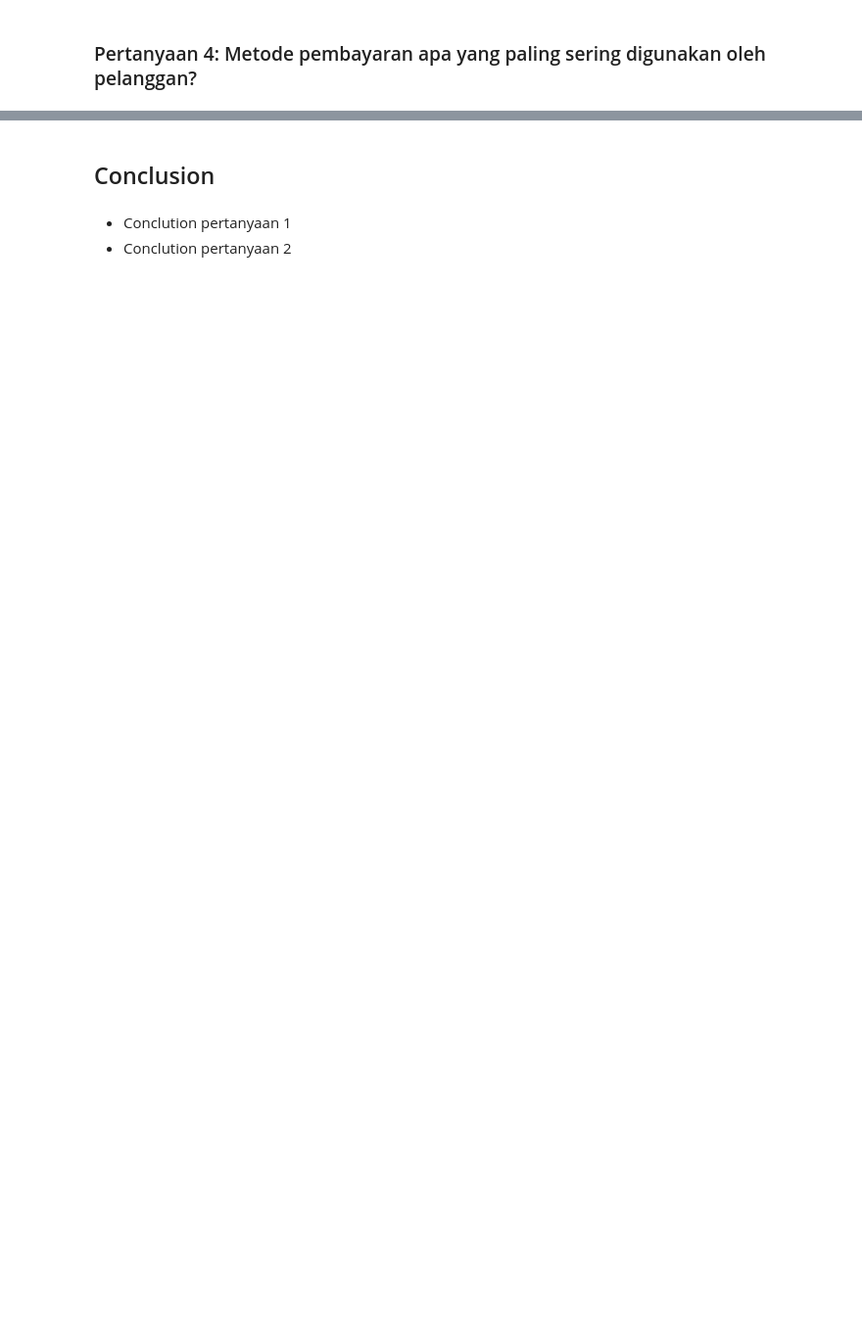
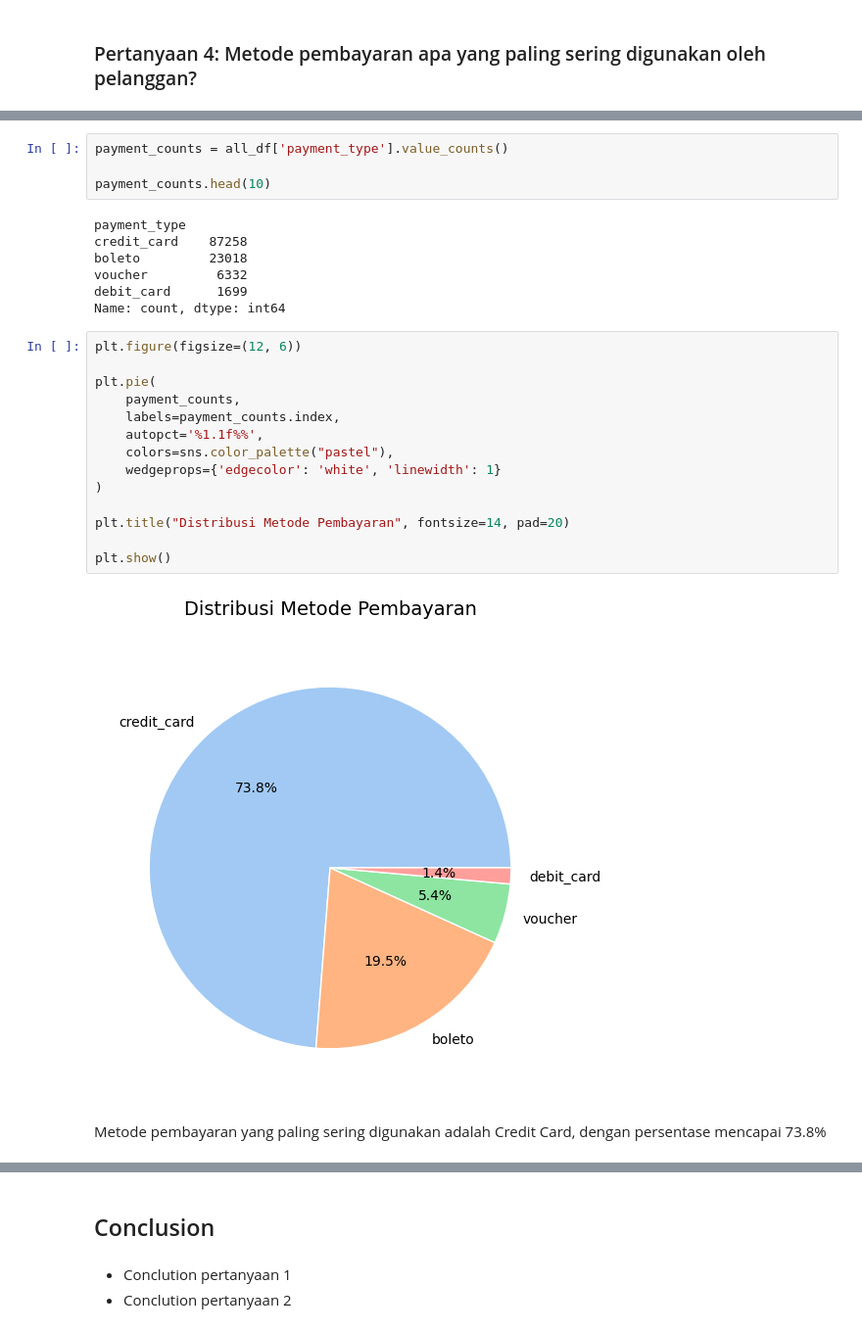
Before and after one commit to asgarindoo/CCMLP-Ecommerce-Analysis, a Jupyter notebook: notebook.ipynb, the cells around one changed output, grey strips where cells are left out. Shown at 98% size. Cells and saved outputs as stored; diff of their text form; blank space fills up the shorter version.

```diff
--- a/notebook.ipynb
+++ b/notebook.ipynb
@@ -761,0 +1309,29 @@ orders_df.describe(include="all")
+# %%
+payment_counts = all_df['payment_type'].value_counts()
+
+payment_counts.head(10)
+# %% [output]
+payment_type
+credit_card    87258
+boleto         23018
+voucher         6332
+debit_card      1699
+Name: count, dtype: int64
+# %%
+plt.figure(figsize=(12, 6))
+
+plt.pie(
+    payment_counts,
+    labels=payment_counts.index,
+    autopct='%1.1f%%',
+    colors=sns.color_palette("pastel"),
+    wedgeprops={'edgecolor': 'white', 'linewidth': 1}
+)
+
+plt.title("Distribusi Metode Pembayaran", fontsize=14, pad=20)
+
+plt.show()
+# %% [output]
+[figure, added]
+# %% [markdown]
+Metode pembayaran yang paling sering digunakan adalah Credit Card, dengan persentase mencapai 73.8%
```
Also changed, not shown: parts of 67 cells of this notebook.
